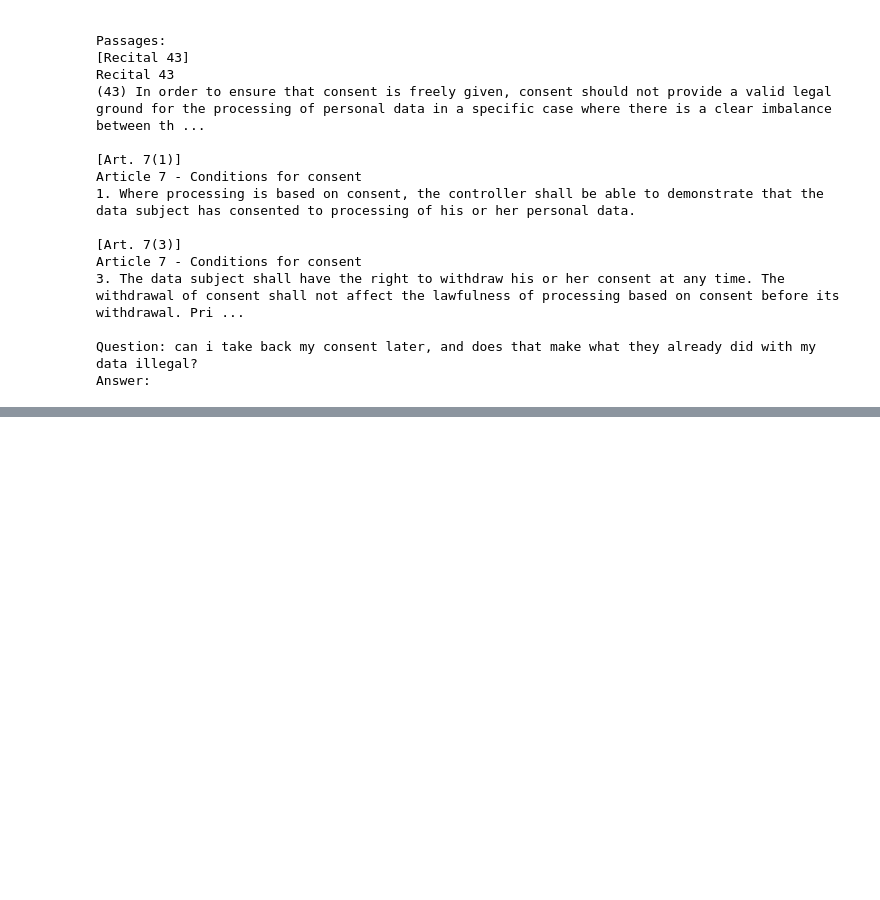
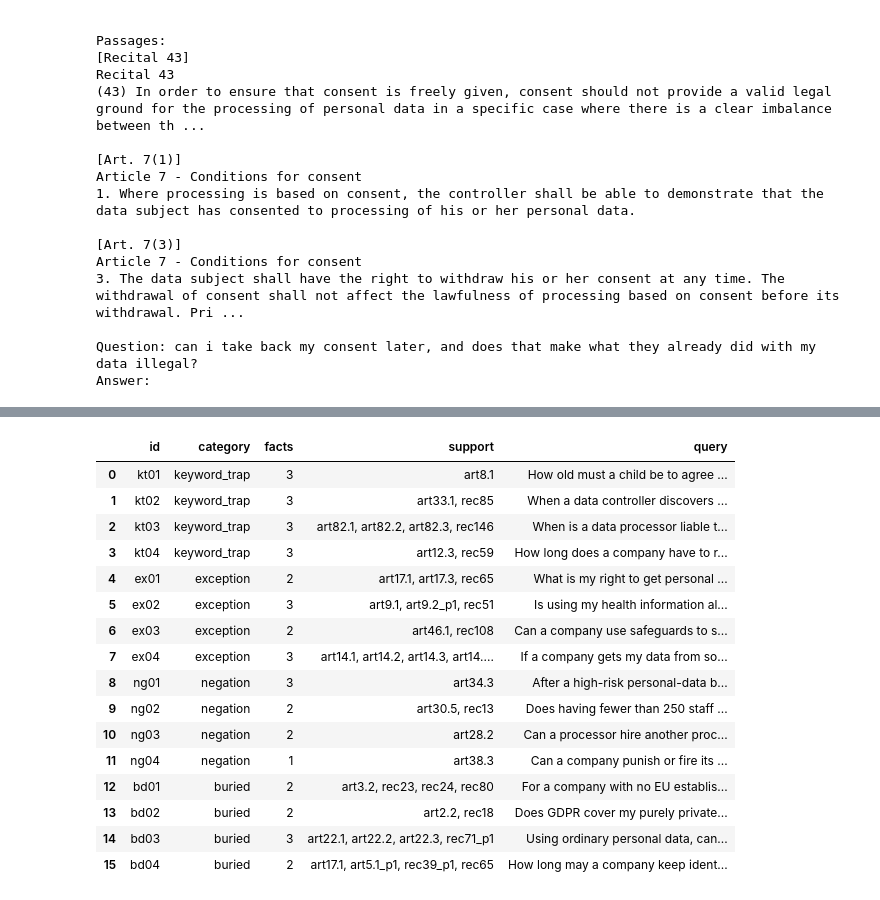
Before and after one commit to itikelabhaskar/gdpr-rag-rerank, a Jupyter notebook: rag_rerank.ipynb, the cells around one changed output, grey strips where cells are left out. Saved outputs shown, nothing was run; the diff lists cells and outputs as text; code cells hidden in the pictures; blank space fills up the shorter version.

```diff
--- a/rag_rerank.ipynb
+++ b/rag_rerank.ipynb
@@ -934,0 +943,45 @@ Yes, [Art. 7(3)] states: "The data subject shall have the right to withdraw his
+# %%
+EVAL_FILE = DATA / "eval_queries.yaml"
+EVAL_FROZEN_SHA256 = "59889800b3fe7261d04dde24e321540e80fcc593d85a9e911f218b0ba00b97aa"
+CATEGORIES = ("keyword_trap", "exception", "negation", "buried")
+
+
+def load_queries(path: Path) -> tuple:
+    raw = path.read_bytes().replace(b"\r\n", b"\n")
+    queries = yaml.safe_load(raw)
+    ids = [query["id"] for query in queries]
+    assert len(set(ids)) == len(ids), "duplicate query ids"
+    for query in queries:
+        assert query["category"] in CATEGORIES, query["id"]
+        for fact in query["facts"]:
+            unknown = [chunk_id for chunk_id in fact["support"] if chunk_id not in CHUNK_TEXT]
+            assert not unknown, f"{query['id']} cites chunks that don't exist: {unknown}"
+    return queries, hashlib.sha256(raw).hexdigest()
+
+
+eval_queries, eval_sha256 = load_queries(EVAL_FILE)
+assert eval_sha256 == EVAL_FROZEN_SHA256, "eval set changed since it was frozen"
+RUN_INFO["eval_set"] = {"file": "data/eval_queries.yaml", "sha256": eval_sha256, "queries": len(eval_queries),
+                        "facts": sum(len(query["facts"]) for query in eval_queries)}
+save_run_info()
+pd.DataFrame([{"id": query["id"], "category": query["category"], "facts": len(query["facts"]),
+               "support": ", ".join(sorted({chunk_id for fact in query["facts"] for chunk_id in fact["support"]})),
+               "query": query["query"]} for query in eval_queries])
+# %% [output]
+|  | id | category | facts | support | query |
+| 0 | kt01 | keyword_trap | 3 | art8.1 | How old must a child be to agree ... |
+| 1 | kt02 | keyword_trap | 3 | art33.1, rec85 | When a data controller discovers ... |
+| 2 | kt03 | keyword_trap | 3 | art82.1, art82.2, art82.3, rec146 | When is a data processor liable t... |
+| 3 | kt04 | keyword_trap | 3 | art12.3, rec59 | How long does a company have to r... |
+| 4 | ex01 | exception | 2 | art17.1, art17.3, rec65 | What is my right to get personal ... |
+| 5 | ex02 | exception | 3 | art9.1, art9.2_p1, rec51 | Is using my health information al... |
+| 6 | ex03 | exception | 2 | art46.1, rec108 | Can a company use safeguards to s... |
+| 7 | ex04 | exception | 3 | art14.1, art14.2, art14.3, art14.... | If a company gets my data from so... |
+| 8 | ng01 | negation | 3 | art34.3 | After a high-risk personal-data b... |
+| 9 | ng02 | negation | 2 | art30.5, rec13 | Does having fewer than 250 staff ... |
+| 10 | ng03 | negation | 2 | art28.2 | Can a processor hire another proc... |
+| 11 | ng04 | negation | 1 | art38.3 | Can a company punish or fire its ... |
+| 12 | bd01 | buried | 2 | art3.2, rec23, rec24, rec80 | For a company with no EU establis... |
+| 13 | bd02 | buried | 2 | art2.2, rec18 | Does GDPR cover my purely private... |
+| 14 | bd03 | buried | 3 | art22.1, art22.2, art22.3, rec71_p1 | Using ordinary personal data, can... |
+| 15 | bd04 | buried | 2 | art17.1, art5.1_p1, rec39_p1, rec65 | How long may a company keep ident... |
```
Also changed, not shown: parts of 12 cells of this notebook, 7 other files.
